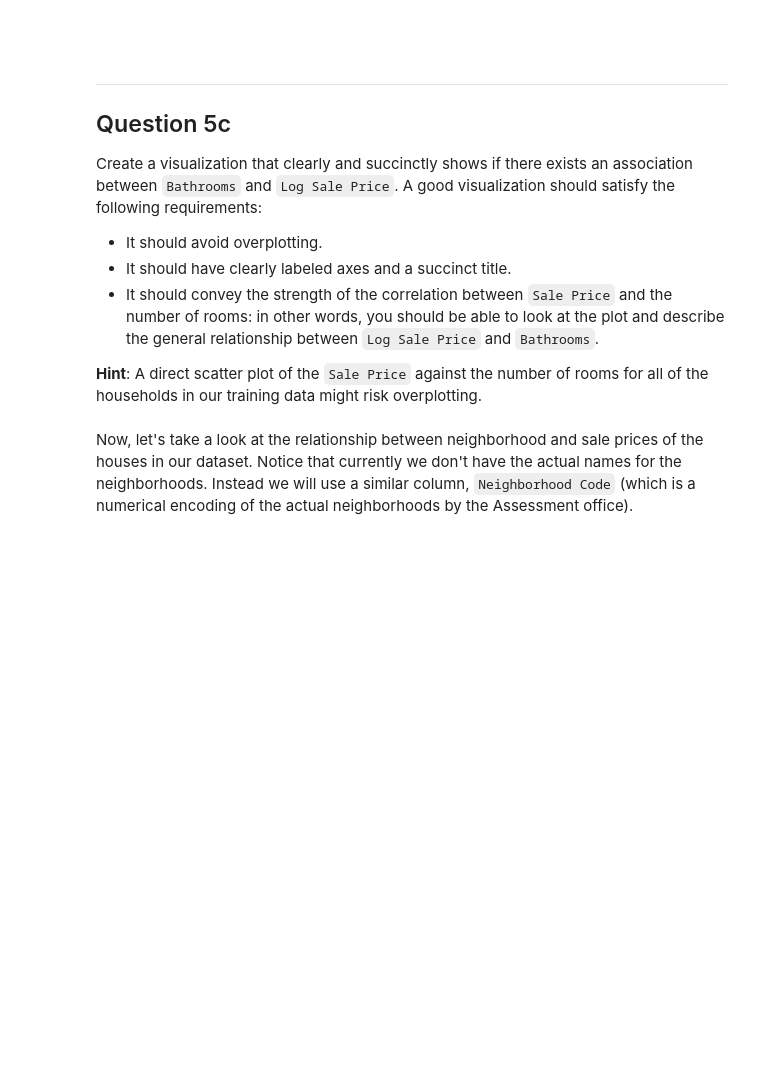
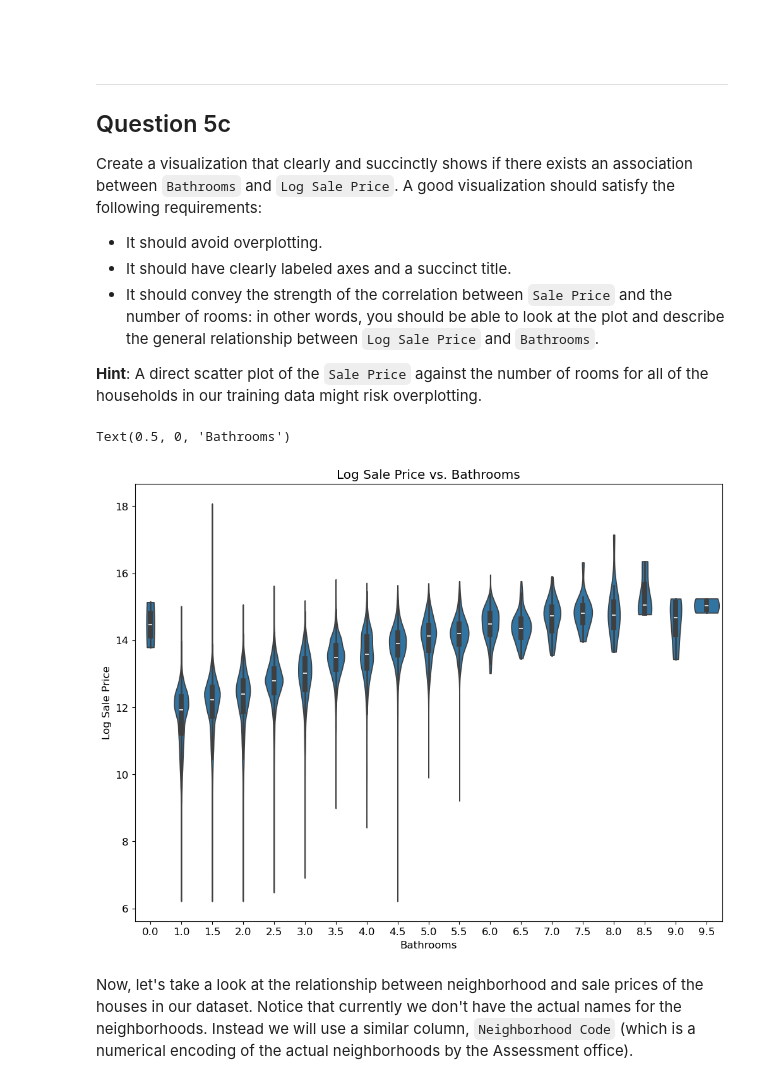
Before and after one commit to ac0033/sp25-student, a Jupyter notebook: proj/projA1/projA1.ipynb, the cells around one changed output. Saved outputs shown, nothing was run; the diff lists cells and outputs as text; code cells hidden in the pictures; blank space fills up the shorter version.

```diff
--- a/proj/projA1/projA1.ipynb
+++ b/proj/projA1/projA1.ipynb
@@ -295,2 +358,5 @@ As previously established to zoom in on the visualization of most households, we
+# %%
+training_data = initial_data.query('`Sale Price` >= 500')
+training_data['Log Sale Price'] = np.log(training_data['Sale Price'])
 # %%
 grader.check("q2b")
@@ -314,6 +384,6 @@ In the following cell, create a new column `Log Building Square Feet` in our `tr
 
 *To ensure that any errors from this part do not propagate to later questions, there will be no hidden tests for this question.*
 # %%
-training_data['Log Building Square Feet'] = ...
+training_data['Log Building Square Feet'] = np.log(training_data['Building Square Feet'])
 # %%
 grader.check("q3a")
@@ -465,7 +572,8 @@ def add_total_bathrooms(data):
 
     """
     with_rooms = data.copy()
-    ...
+    pattern = r'(\d\.?\d*) of which are bathrooms'
+    with_rooms['Bathrooms'] = with_rooms['Description'].str.extract(pattern).astype('float')
     return with_rooms
 
 training_data = add_total_bathrooms(training_data)
@@ -490,3 +598,11 @@ Create a visualization that clearly and succinctly shows if there exists an asso
+# %%
+# sns.jointplot(data=training_data, x='Bathrooms', y='Log Sale Price', kind='hex', gridsize=40, cmap='mako')
+ax = sns.violinplot(x='Bathrooms', y='Log Sale Price', data=training_data, cut=0)
+ax.set_title('Log Sale Price vs. Bathrooms')
+ax.set_xlabel('Bathrooms')
+# %% [output]
+Text(0.5, 0, 'Bathrooms')
+[figure, added]
 # %% [markdown]
 <!-- END QUESTION -->
 
```
Also changed, not shown: parts of 55 cells of this notebook, 1 other file.
